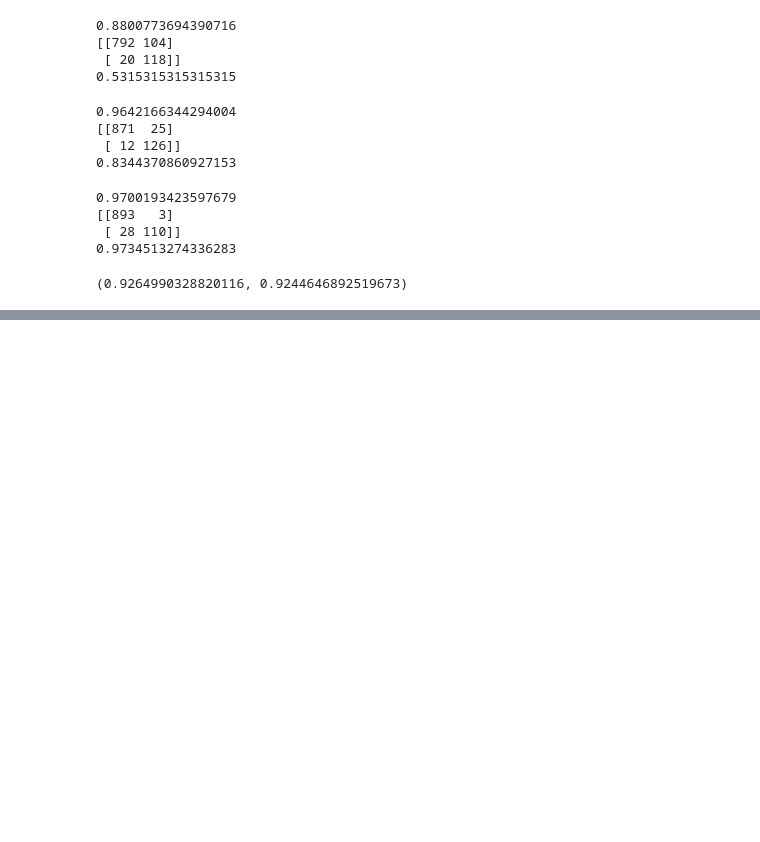
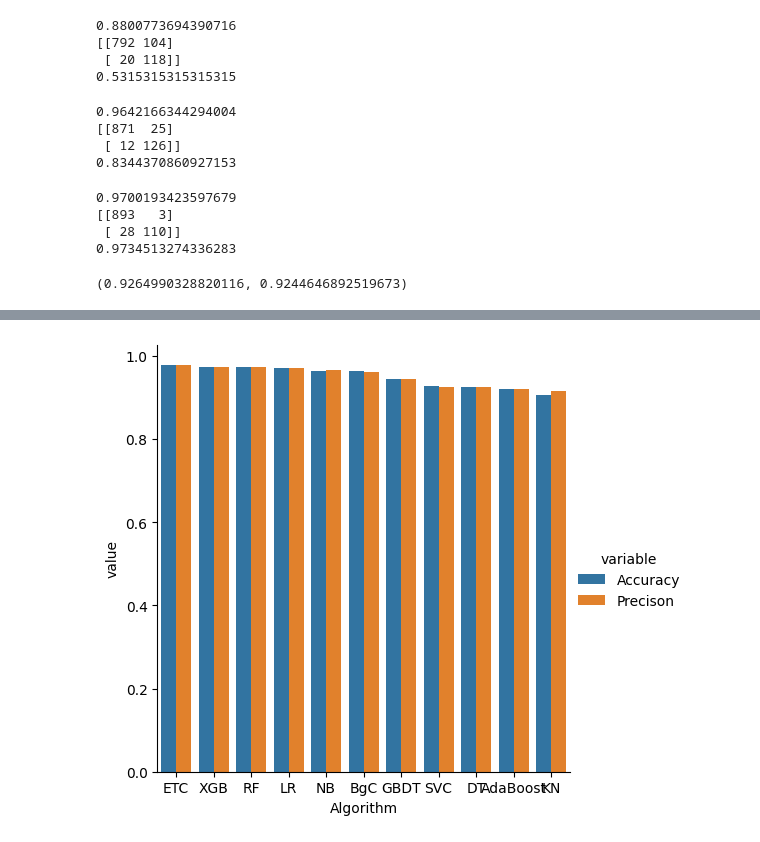
Before and after one commit to Ashish570raj/SMS-or-Email-Spam-Classifier, a Jupyter notebook: classifirer.ipynb, the cells around one changed output, grey strips where cells are left out. Cells and saved outputs as stored; diff of their text form; code cells hidden in the pictures; blank space fills up the shorter version.

```diff
--- a/classifirer.ipynb
+++ b/classifirer.ipynb
@@ -789,2 +789,5 @@ performance_df
 | 6 | AdaBoost | 0.919729 | 0.921025 |
 | 1 | KN | 0.906190 | 0.915353 |
+# %%
+performance_df22 = pd.melt (performance_df, id_vars = "Algorithm")
+performance_df22
@@ -791,2 +812,7 @@ performance_df
+# %%
+sns.catplot(data=performance_df22,x="Algorithm", y="value", hue="variable",kind="bar")
+plt.show()
+# %% [output]
+[figure, added]
 # %%
 # model improve
```
Also changed, not shown: parts of 5 cells of this notebook.
